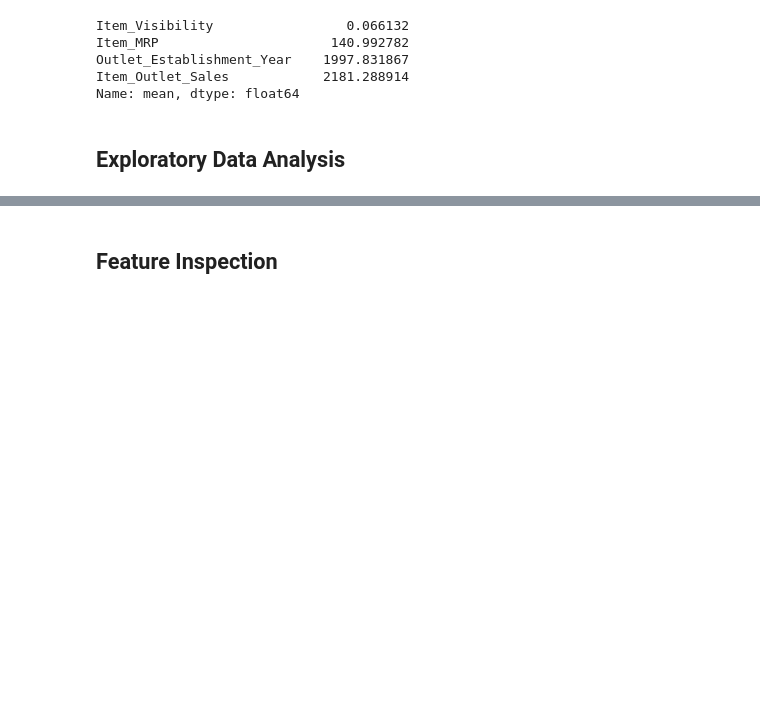
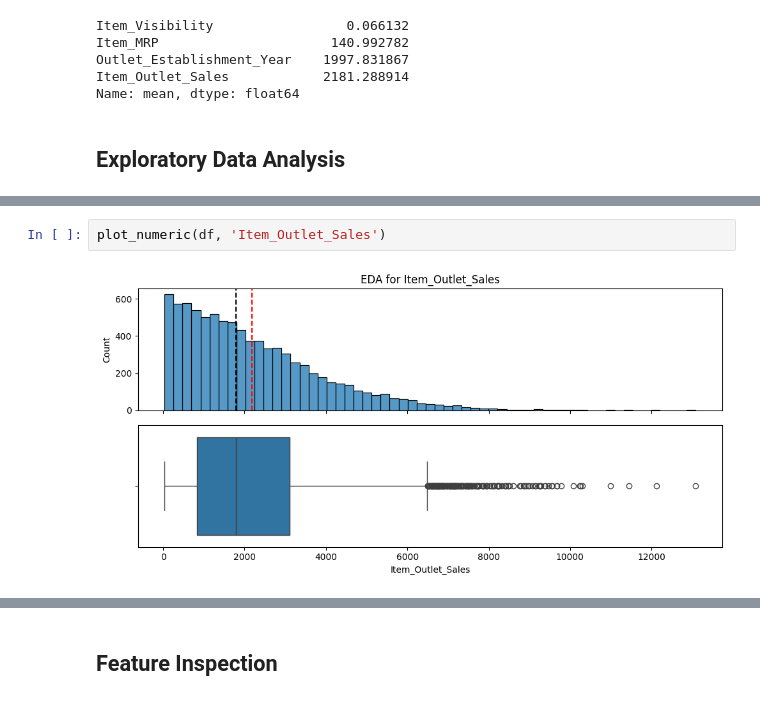
Before and after one commit to zal-developer/Production-of-Product-Sales., a Jupyter notebook: Prediction_of_Product_Sales.ipynb, the cells around one changed output, grey strips where cells are left out. Saved outputs shown, nothing was run; the diff lists cells and outputs as text; blank space fills up the shorter version.

```diff
--- a/Prediction_of_Product_Sales.ipynb
+++ b/Prediction_of_Product_Sales.ipynb
@@ -273,0 +360,4 @@ Name: mean, dtype: float64
+# %%
+plot_numeric(df, 'Item_Outlet_Sales')
+# %% [output]
+[figure, added]
```
Also changed, not shown: parts of 31 cells of this notebook.
